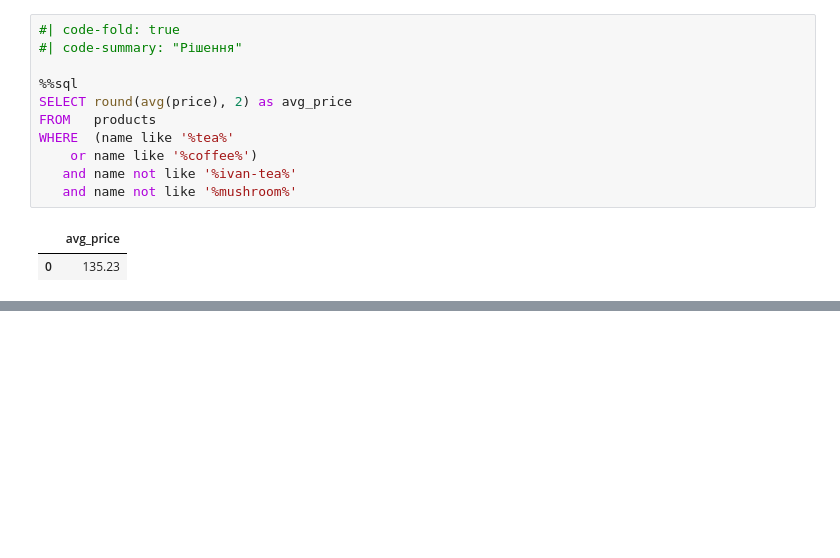
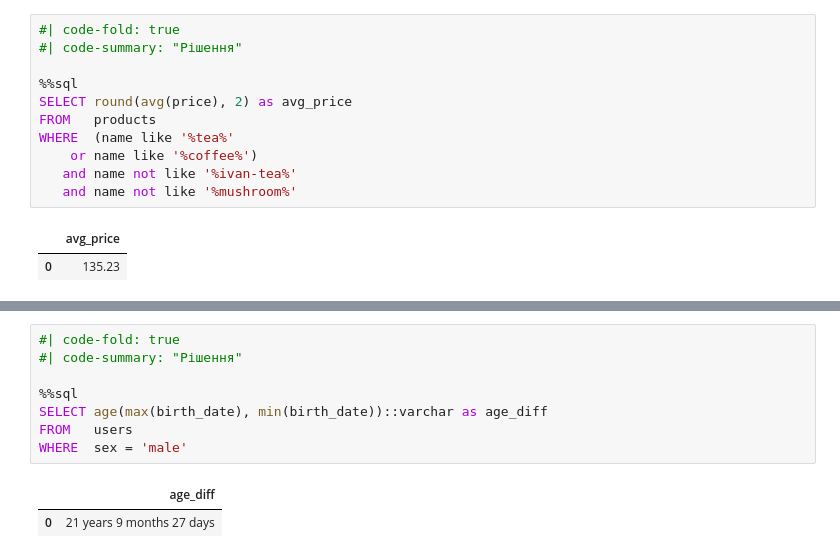
Before and after one commit to Aranaur/py4ds, a Jupyter notebook: sql_agg.ipynb, the cells around one changed output, grey strips where cells are left out. Drawn from its saved outputs; the diff is of its cells as text; blank space fills up the shorter version.

```diff
--- a/sql_agg.ipynb
+++ b/sql_agg.ipynb
@@ -650,0 +683,11 @@ WHERE  (name like '%tea%'
+# %%
+#| code-fold: true
+#| code-summary: "Рішення"
+
+%%sql
+SELECT age(max(birth_date), min(birth_date))::varchar as age_diff
+FROM   users
+WHERE  sex = 'male'
+# %% [output]
+|  | age_diff |
+| 0 | 21 years 9 months 27 days |
```
Also changed, not shown: parts of 13 cells of this notebook, 2 other files.
